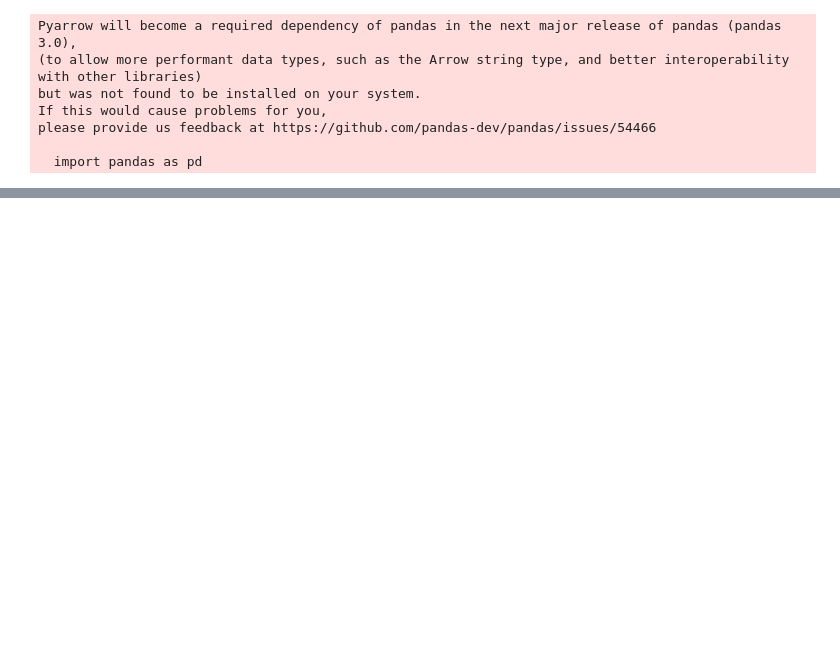
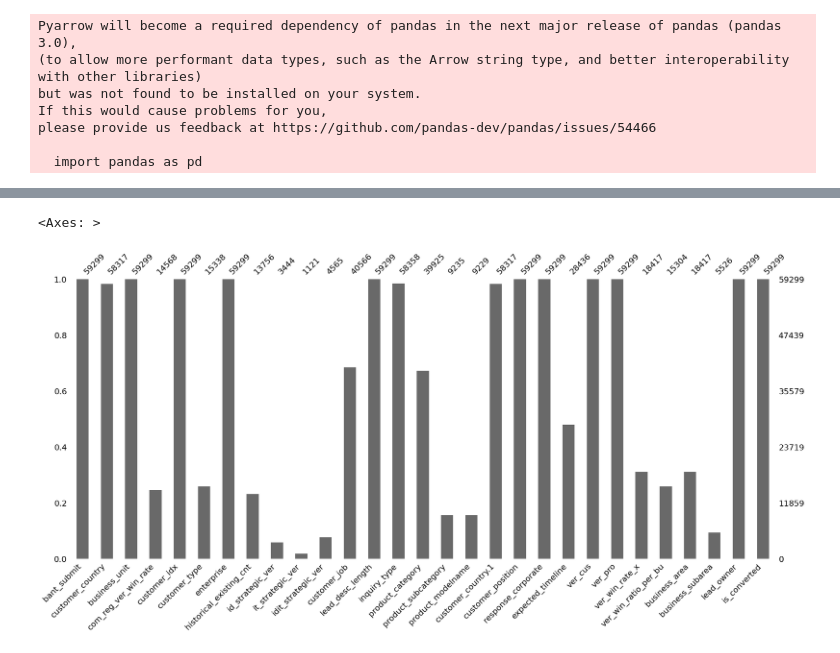
Before and after one commit to Hyeon-kki/LG-Hackathon, a Jupyter notebook: data_inputation/missing_value.ipynb, the cells around one changed output, grey strips where cells are left out. Cells and saved outputs as stored; diff of their text form; code cells hidden in the pictures; blank space fills up the shorter version.

```diff
--- a/data_inputation/missing_value.ipynb
+++ b/data_inputation/missing_value.ipynb
@@ -24,8 +24,7 @@
 import pandas as pd
 
 data_path = "/home/workspace/LGamiers/"
-df_train = pd.read_csv(data_path + "train.csv") # 학습용 데이터
-df_test = pd.read_csv(data_path + "submission.csv")
+df = pd.read_csv(data_path + "train.csv") # 학습용 데이터
 # %% [output]
 Pyarrow will become a required dependency of pandas in the next major release of pandas (pandas 3.0),
 (to allow more performant data types, such as the Arrow string type, and better interoperability with other libraries)
@@ -40,0 +86,7 @@ len(df_train)
+# %%
+import missingno as msno
+
+msno.bar(df)
+# %% [output]
+<Axes: >
+[figure, added]
```
Also changed, not shown: parts of 6 cells of this notebook, 2 other files.
